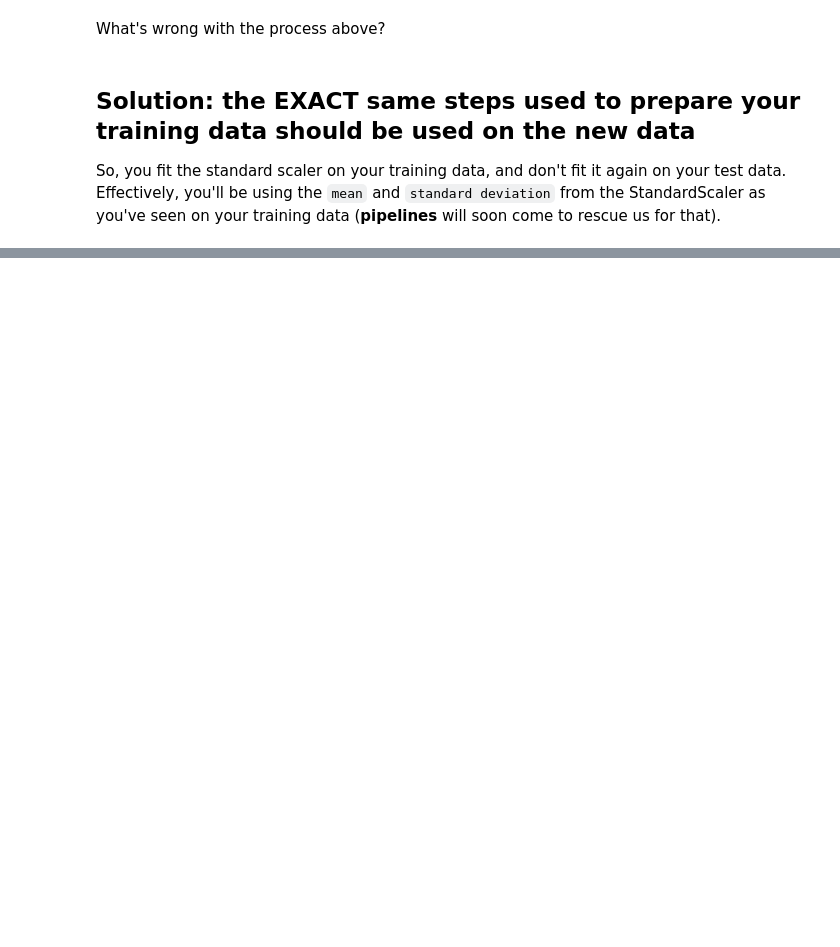
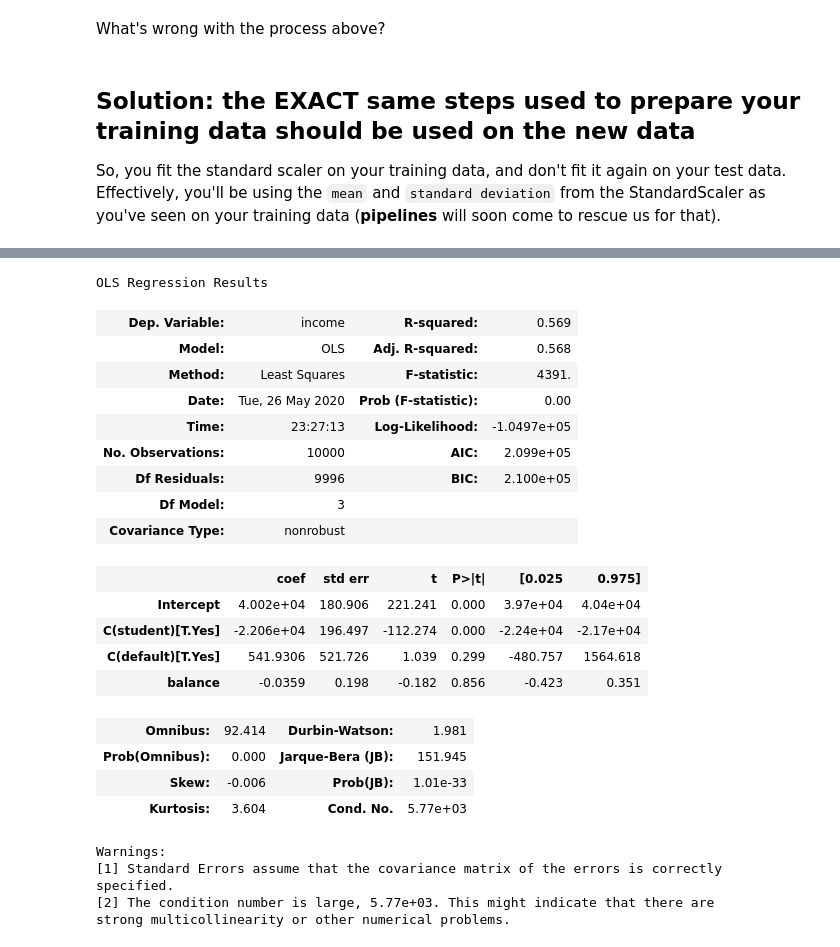
Before and after one commit to aguiarandre/labs-parttime-202001, a Jupyter notebook: Module-3/classes/005_ML_Workflow/validation-intro.ipynb, the cells around one changed output, grey strips where cells are left out. Cells and saved outputs as stored; diff of their text form; code cells hidden in the pictures; blank space fills up the shorter version.

```diff
--- a/Module-3/classes/005_ML_Workflow/validation-intro.ipynb
+++ b/Module-3/classes/005_ML_Workflow/validation-intro.ipynb
@@ -177,0 +255,28 @@ predictions = model.predict(X_test_std)
+# %%
+results = ols(formula='income ~ balance + C(student)+ C(default)', data=df).fit()
+# %%
+results.summary()
+# %% [output]
+OLS Regression Results
+| Dep. Variable: | income | R-squared: | 0.569 |
+| Model: | OLS | Adj. R-squared: | 0.568 |
+| Method: | Least Squares | F-statistic: | 4391. |
+| Date: | Tue, 26 May 2020 | Prob (F-statistic): | 0.00 |
+| Time: | 23:27:13 | Log-Likelihood: | -1.0497e+05 |
+| No. Observations: | 10000 | AIC: | 2.099e+05 |
+| Df Residuals: | 9996 | BIC: | 2.100e+05 |
+| Df Model: | 3 |  |  |
+| Covariance Type: | nonrobust |  |  |
+|  | coef | std err | t | P>|t| | [0.025 | 0.975] |
+| Intercept | 4.002e+04 | 180.906 | 221.241 | 0.000 | 3.97e+04 | 4.04e+04 |
+| C(student)[T.Yes] | -2.206e+04 | 196.497 | -112.274 | 0.000 | -2.24e+04 | -2.17e+04 |
+| C(default)[T.Yes] | 541.9306 | 521.726 | 1.039 | 0.299 | -480.757 | 1564.618 |
+| balance | -0.0359 | 0.198 | -0.182 | 0.856 | -0.423 | 0.351 |
+| Omnibus: | 92.414 | Durbin-Watson: | 1.981 |
+| Prob(Omnibus): | 0.000 | Jarque-Bera (JB): | 151.945 |
+| Skew: | -0.006 | Prob(JB): | 1.01e-33 |
+| Kurtosis: | 3.604 | Cond. No. | 5.77e+03 |
+Warnings:
+[1] Standard Errors assume that the covariance matrix of the errors is correctly specified.
+[2] The condition number is large, 5.77e+03. This might indicate that there are
+strong multicollinearity or other numerical problems.
```
Also changed, not shown: parts of 34 cells of this notebook, 1 other file.
